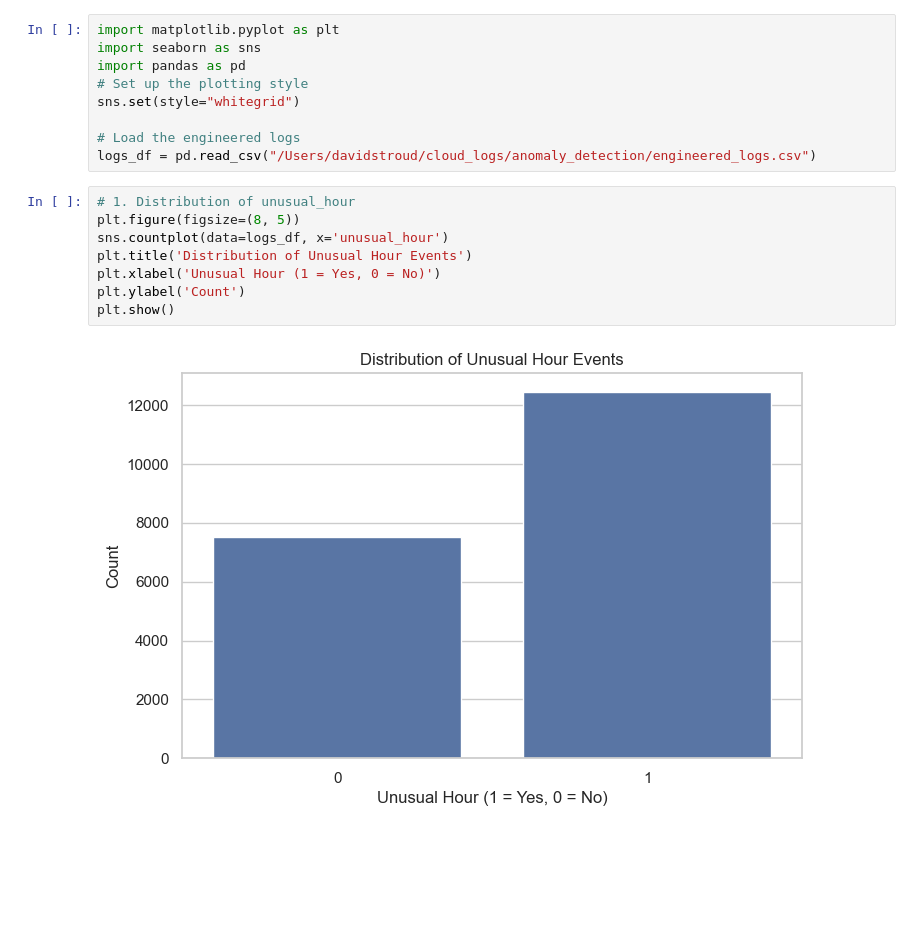
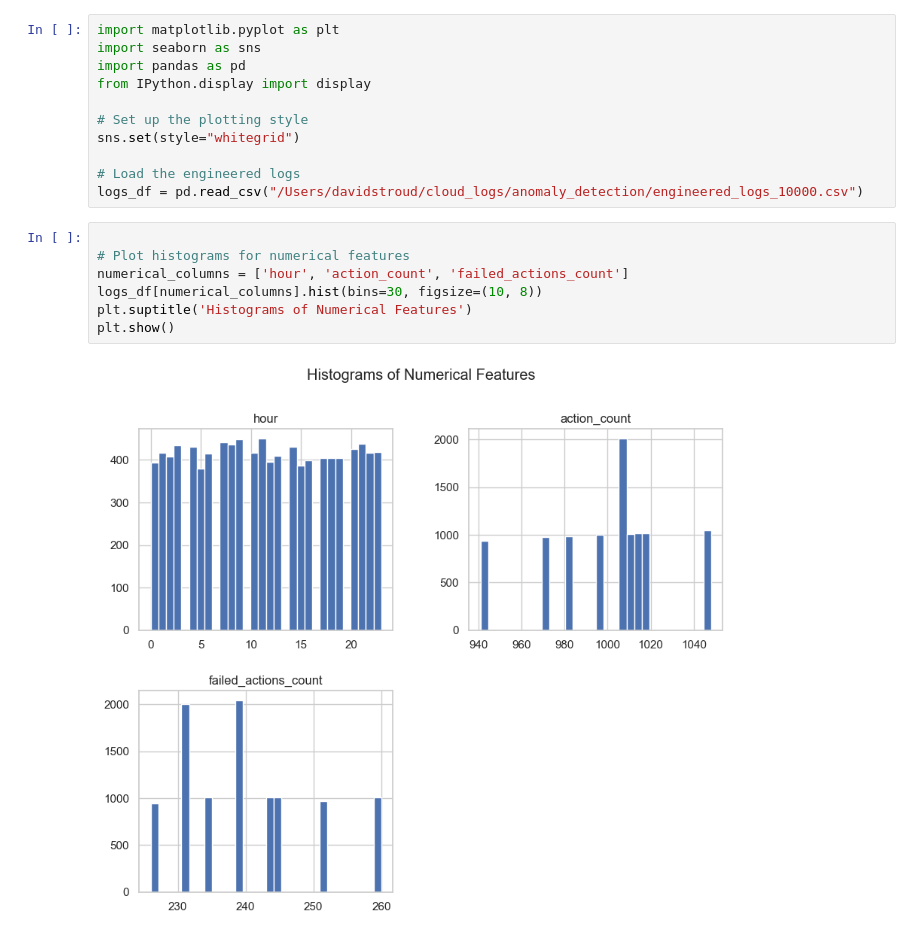
Before and after one commit to davestroud/cloud_logs, a Jupyter notebook: anomaly_detection/eda.ipynb, the cells around one changed output. Saved outputs shown, nothing was run; the diff lists cells and outputs as text; blank space fills up the shorter version.

```diff
--- a/anomaly_detection/eda.ipynb
+++ b/anomaly_detection/eda.ipynb
@@ -2,18 +2,19 @@
 import matplotlib.pyplot as plt
 import seaborn as sns
 import pandas as pd
+from IPython.display import display
+
 # Set up the plotting style
 sns.set(style="whitegrid")
 
 # Load the engineered logs
-logs_df = pd.read_csv("/Users/davidstroud/cloud_logs/anomaly_detection/engineered_logs.csv")
+logs_df = pd.read_csv("/Users/davidstroud/cloud_logs/anomaly_detection/engineered_logs_10000.csv")
-# %%
-# 1. Distribution of unusual_hour
-plt.figure(figsize=(8, 5))
-sns.countplot(data=logs_df, x='unusual_hour')
-plt.title('Distribution of Unusual Hour Events')
-plt.xlabel('Unusual Hour (1 = Yes, 0 = No)')
-plt.ylabel('Count')
-plt.show()
-# %% [output]
-[figure, removed]
+# %%
+
+# Plot histograms for numerical features
+numerical_columns = ['hour', 'action_count', 'failed_actions_count']
+logs_df[numerical_columns].hist(bins=30, figsize=(10, 8))
+plt.suptitle('Histograms of Numerical Features')
+plt.show()
+# %% [output]
+[figure, added]
```
Also changed, not shown: parts of 6 cells of this notebook.
